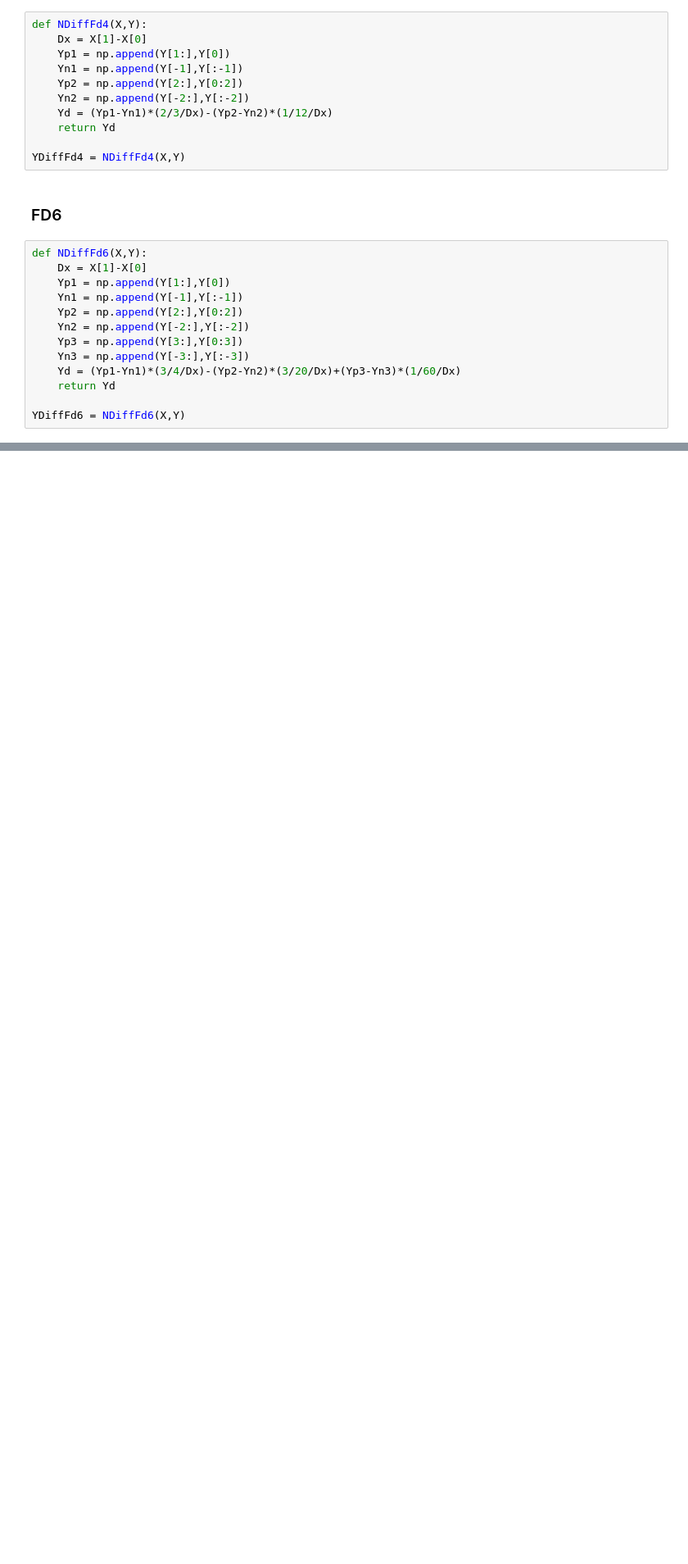
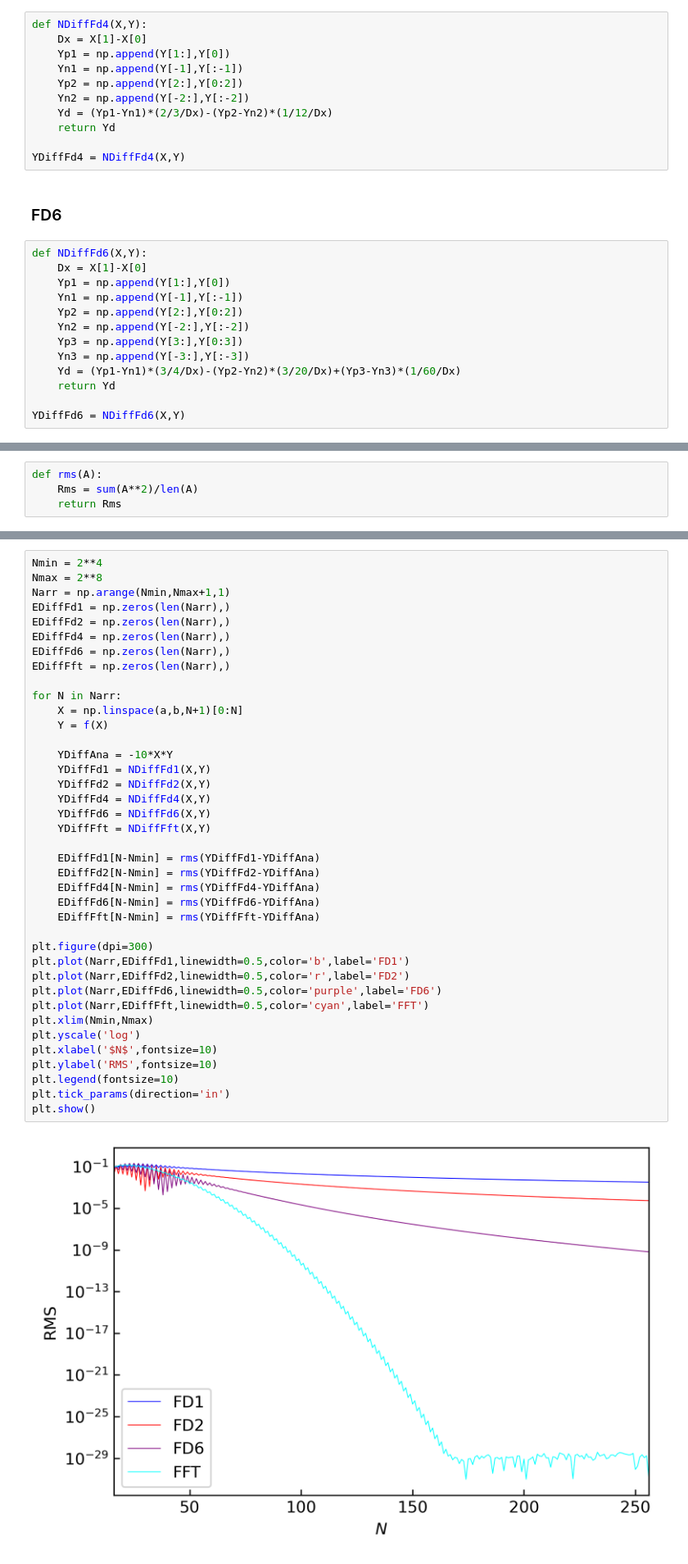
Before and after one commit to williameclee/2022-Summer-project-DMLab, a Jupyter notebook: numerical_differentiation.ipynb, the cells around one changed output, grey strips where cells are left out. Shown: that part at 82% size. Saved outputs shown, nothing was run; the diff lists cells and outputs as text; blank space fills up the shorter version.

```diff
--- a/numerical_differentiation.ipynb
+++ b/numerical_differentiation.ipynb
@@ -148,0 +172,4 @@ plt.show()
+# %%
+def rms(A):
+    Rms = sum(A**2)/len(A)
+    return Rms
@@ -148,0 +178,41 @@ plt.show()
+# %%
+Nmin = 2**4
+Nmax = 2**8
+Narr = np.arange(Nmin,Nmax+1,1)
+EDiffFd1 = np.zeros(len(Narr),)
+EDiffFd2 = np.zeros(len(Narr),)
+EDiffFd4 = np.zeros(len(Narr),)
+EDiffFd6 = np.zeros(len(Narr),)
+EDiffFft = np.zeros(len(Narr),)
+
+for N in Narr:
+    X = np.linspace(a,b,N+1)[0:N]
+    Y = f(X)
+
+    YDiffAna = -10*X*Y
+    YDiffFd1 = NDiffFd1(X,Y)
+    YDiffFd2 = NDiffFd2(X,Y)
+    YDiffFd4 = NDiffFd4(X,Y)
+    YDiffFd6 = NDiffFd6(X,Y)
+    YDiffFft = NDiffFft(X,Y)
+
+    EDiffFd1[N-Nmin] = rms(YDiffFd1-YDiffAna)
+    EDiffFd2[N-Nmin] = rms(YDiffFd2-YDiffAna)
+    EDiffFd4[N-Nmin] = rms(YDiffFd4-YDiffAna)
+    EDiffFd6[N-Nmin] = rms(YDiffFd6-YDiffAna)
+    EDiffFft[N-Nmin] = rms(YDiffFft-YDiffAna)
+
+plt.figure(dpi=300)
+plt.plot(Narr,EDiffFd1,linewidth=0.5,color='b',label='FD1')
+plt.plot(Narr,EDiffFd2,linewidth=0.5,color='r',label='FD2')
+plt.plot(Narr,EDiffFd6,linewidth=0.5,color='purple',label='FD6')
+plt.plot(Narr,EDiffFft,linewidth=0.5,color='cyan',label='FFT')
+plt.xlim(Nmin,Nmax)
+plt.yscale('log')
+plt.xlabel('$N$',fontsize=10)
+plt.ylabel('RMS',fontsize=10)
+plt.legend(fontsize=10)
+plt.tick_params(direction='in')
+plt.show()
+# %% [output]
+[figure, added]
```
Also changed, not shown: parts of 8 cells of this notebook.
